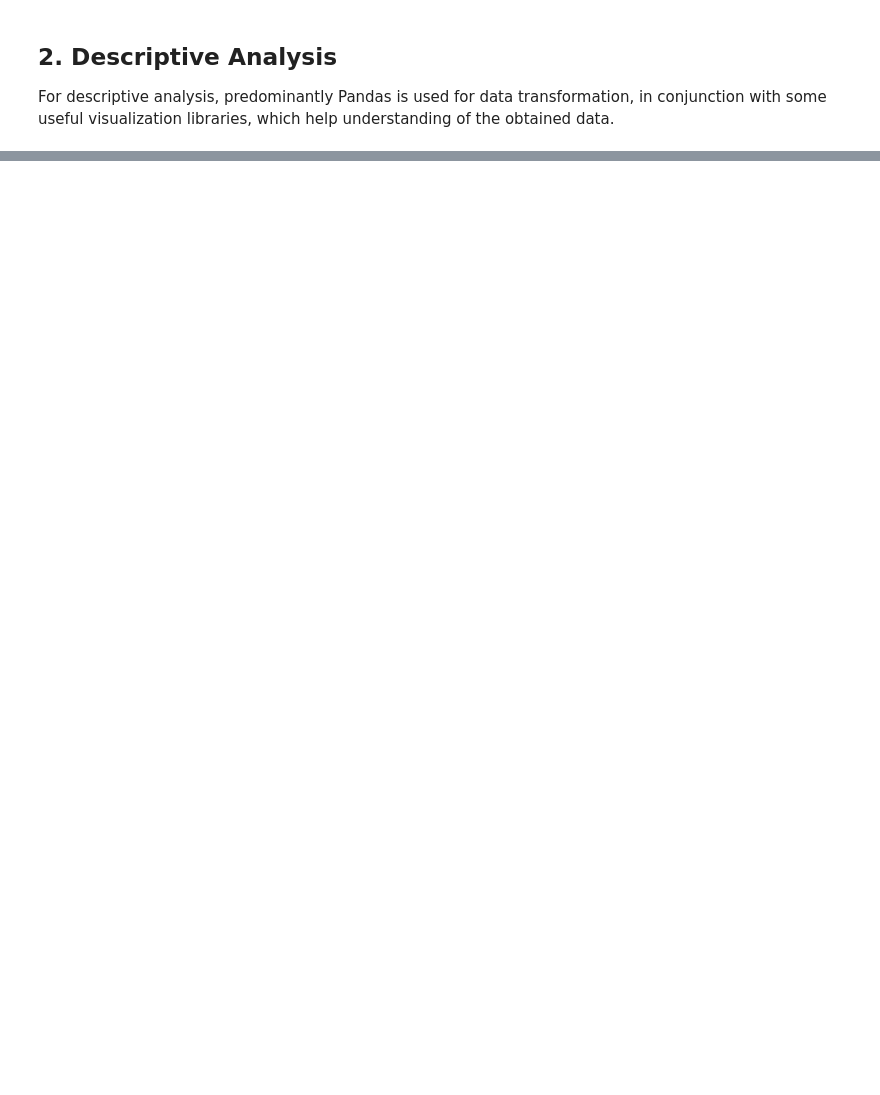
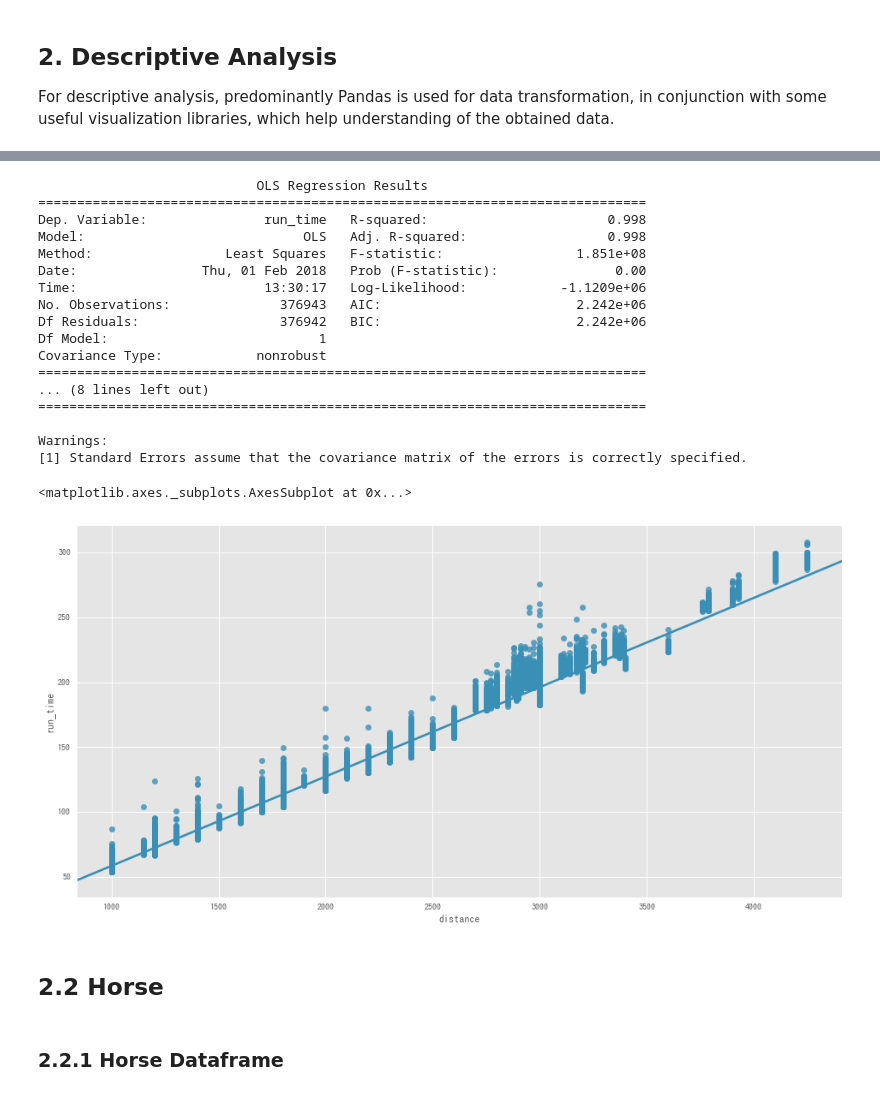
Before and after one commit to terryluzj/ba-fyp-sports-analytics, a Jupyter notebook: analysis/descriptive.ipynb, the cells around one changed output, grey strips where cells are left out. Saved outputs shown, nothing was run; the diff lists cells and outputs as text; code cells hidden in the pictures; blank space fills up the shorter version.

```diff
--- a/analysis/descriptive.ipynb
+++ b/analysis/descriptive.ipynb
@@ -30,0 +95,30 @@ seaborn.barplot(x=race_df['distance'].apply(lambda x: re.search(r'(\d+)m', x).gr
+# %%
+# Get the relationship between time and distance
+dist_time = sm.OLS(race_df['run_time'], race_df['distance'])
+dist_time_re = dist_time.fit()
+print(dist_time_re.summary())
+sns.regplot(y='run_time', x='distance', data=race_df, color='#3A8FB7')
+# %% [output]
+                            OLS Regression Results
+==============================================================================
+Dep. Variable:               run_time   R-squared:                       0.998
+Model:                            OLS   Adj. R-squared:                  0.998
+Method:                 Least Squares   F-statistic:                 1.851e+08
+Date:                Thu, 01 Feb 2018   Prob (F-statistic):               0.00
+Time:                        13:30:17   Log-Likelihood:            -1.1209e+06
+No. Observations:              376943   AIC:                         2.242e+06
+Df Residuals:                  376942   BIC:                         2.242e+06
+Df Model:                           1
+Covariance Type:            nonrobust
+==============================================================================
+... (8 lines left out)
+==============================================================================
+
+Warnings:
+[1] Standard Errors assume that the covariance matrix of the errors is correctly specified.
+<matplotlib.axes._subplots.AxesSubplot at 0x...>
+[figure, added]
+# %% [markdown]
+## 2.2 Horse
+# %% [markdown]
+### 2.2.1 Horse Dataframe
```
Also changed, not shown: parts of 22 cells of this notebook, 1 other file.
